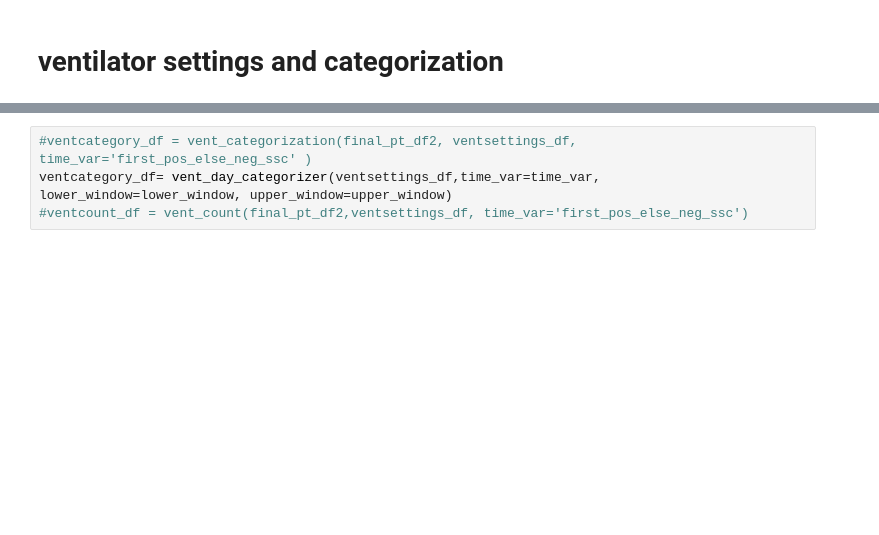
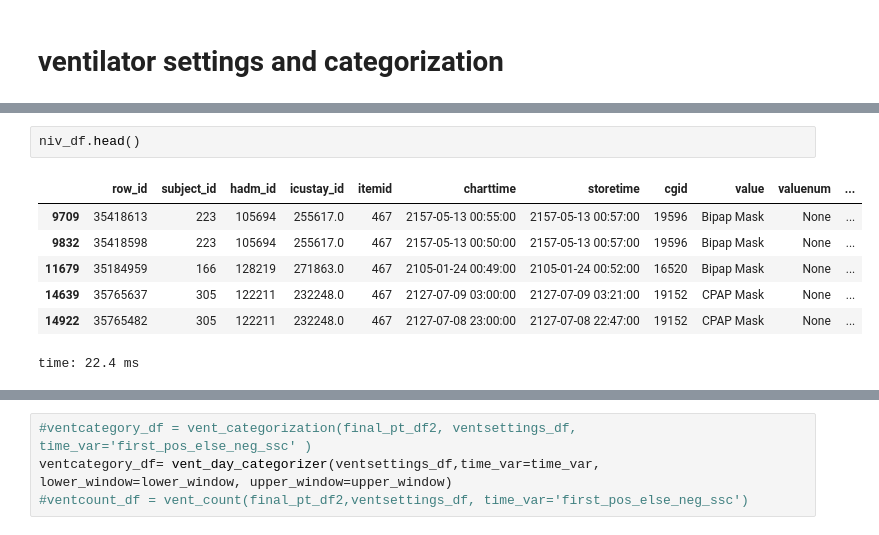
Before and after one commit to geickelb/mimiciii-antibiotics-opensource, a Jupyter notebook: notebooks/03-clinical_variables_initial.ipynb, the cells around one changed output, grey strips where cells are left out. Saved outputs shown, nothing was run; the diff lists cells and outputs as text; blank space fills up the shorter version.

```diff
--- a/notebooks/03-clinical_variables_initial.ipynb
+++ b/notebooks/03-clinical_variables_initial.ipynb
@@ -901,3 +910,13 @@ time: 3min 26s
+# %%
+niv_df.head()
+# %% [output]
+|  | row_id | subject_id | hadm_id | icustay_id | itemid | charttime | storetime | cgid | value | valuenum | ... |
+| 9709 | 35418613 | 223 | 105694 | 255617.0 | 467 | 2157-05-13 00:55:00 | 2157-05-13 00:57:00 | 19596 | Bipap Mask | None | ... |
+| 9832 | 35418598 | 223 | 105694 | 255617.0 | 467 | 2157-05-13 00:50:00 | 2157-05-13 00:57:00 | 19596 | Bipap Mask | None | ... |
+| 11679 | 35184959 | 166 | 128219 | 271863.0 | 467 | 2105-01-24 00:49:00 | 2105-01-24 00:52:00 | 16520 | Bipap Mask | None | ... |
+| 14639 | 35765637 | 305 | 122211 | 232248.0 | 467 | 2127-07-09 03:00:00 | 2127-07-09 03:21:00 | 19152 | CPAP Mask | None | ... |
+| 14922 | 35765482 | 305 | 122211 | 232248.0 | 467 | 2127-07-08 23:00:00 | 2127-07-08 22:47:00 | 19152 | CPAP Mask | None | ... |
+time: 22.4 ms
 # %%
 def vent_data(vent_df,time_var='t_0', lower_window=0, upper_window=3 ):
     df= pd.merge(vent_df,
```
Also changed, not shown: parts of 24 cells of this notebook.
